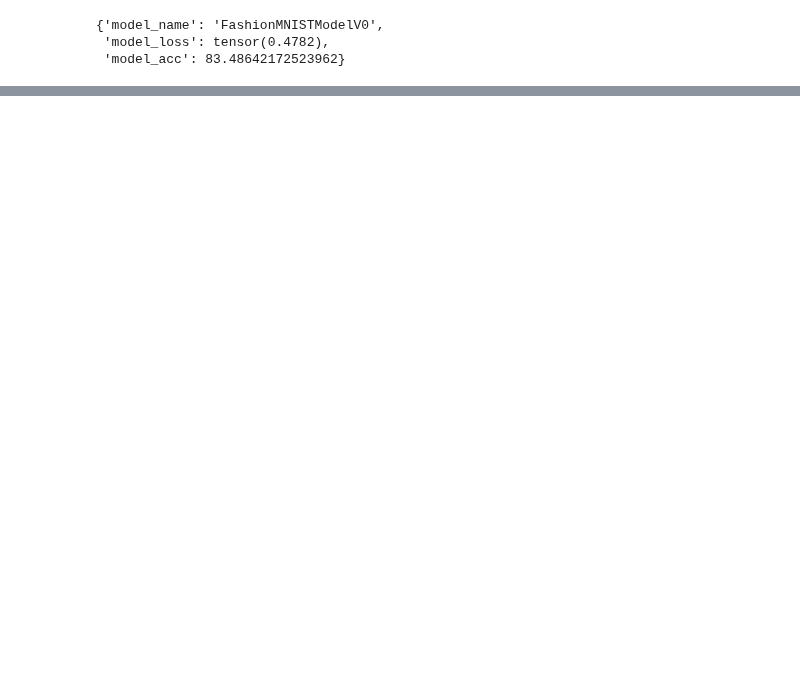
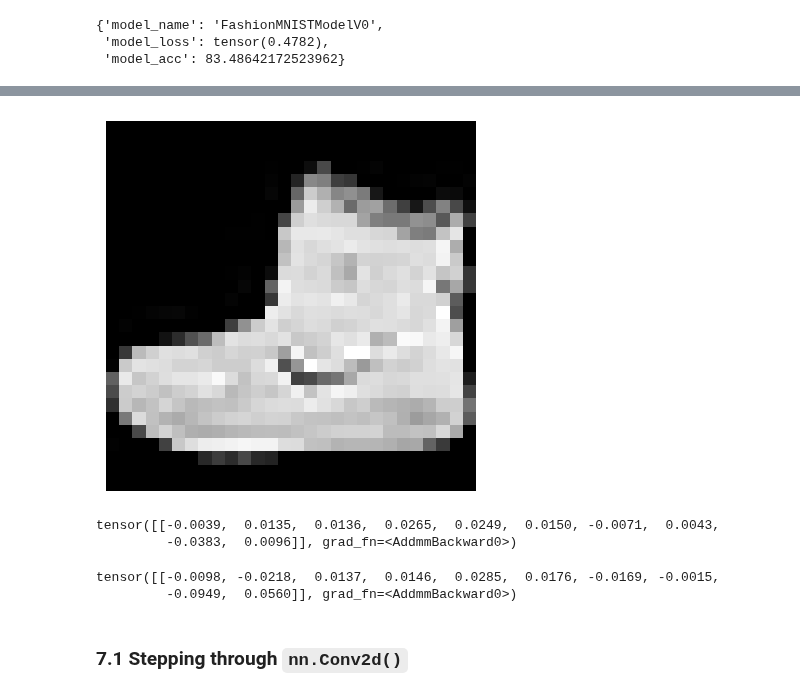
Before and after one commit to mchojna/pytorch-course, a Jupyter notebook: 03_pytorch_computer_vision.ipynb, the cells around one changed output, grey strips where cells are left out. Drawn from its saved outputs; the diff is of its cells as text; code cells hidden in the pictures; blank space fills up the shorter version.

```diff
--- a/03_pytorch_computer_vision.ipynb
+++ b/03_pytorch_computer_vision.ipynb
@@ -793,0 +910,12 @@ model_0_results
+# %%
+plt.imshow(image.squeeze(), cmap="gray")
+plt.axis(False)
+plt.show()
+# %% [output]
+[figure, added]
+# %%
+# Pass image through model
+model_2(image.unsqueeze(dim=1))
+# %% [output]
+tensor([[-0.0039,  0.0135,  0.0136,  0.0265,  0.0249,  0.0150, -0.0071,  0.0043,
+         -0.0383,  0.0096]], grad_fn=<AddmmBackward0>)
@@ -793,0 +924,8 @@ model_0_results
+# %%
+# Pass random tensor through model
+model_2(rand_image_tensor)
+# %% [output]
+tensor([[-0.0098, -0.0218,  0.0137,  0.0146,  0.0285,  0.0176, -0.0169, -0.0015,
+         -0.0949,  0.0560]], grad_fn=<AddmmBackward0>)
+# %% [markdown]
+### 7.1 Stepping through `nn.Conv2d()`
```
Also changed, not shown: parts of 38 cells of this notebook.
